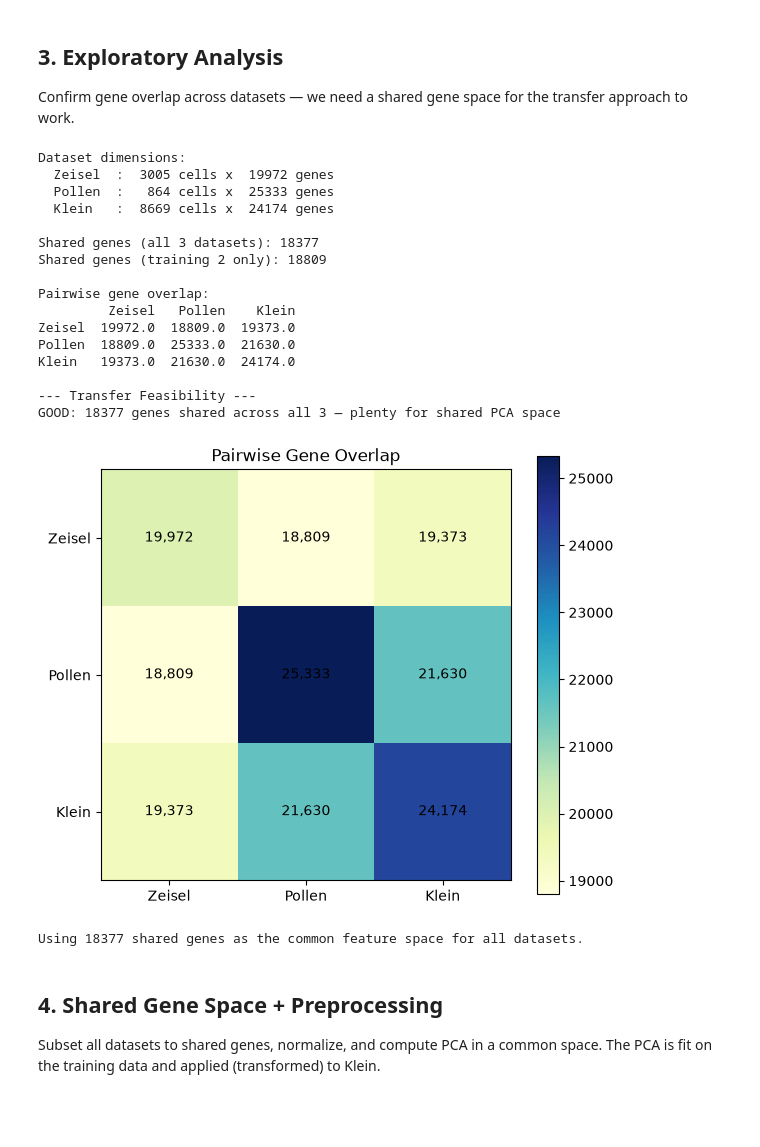
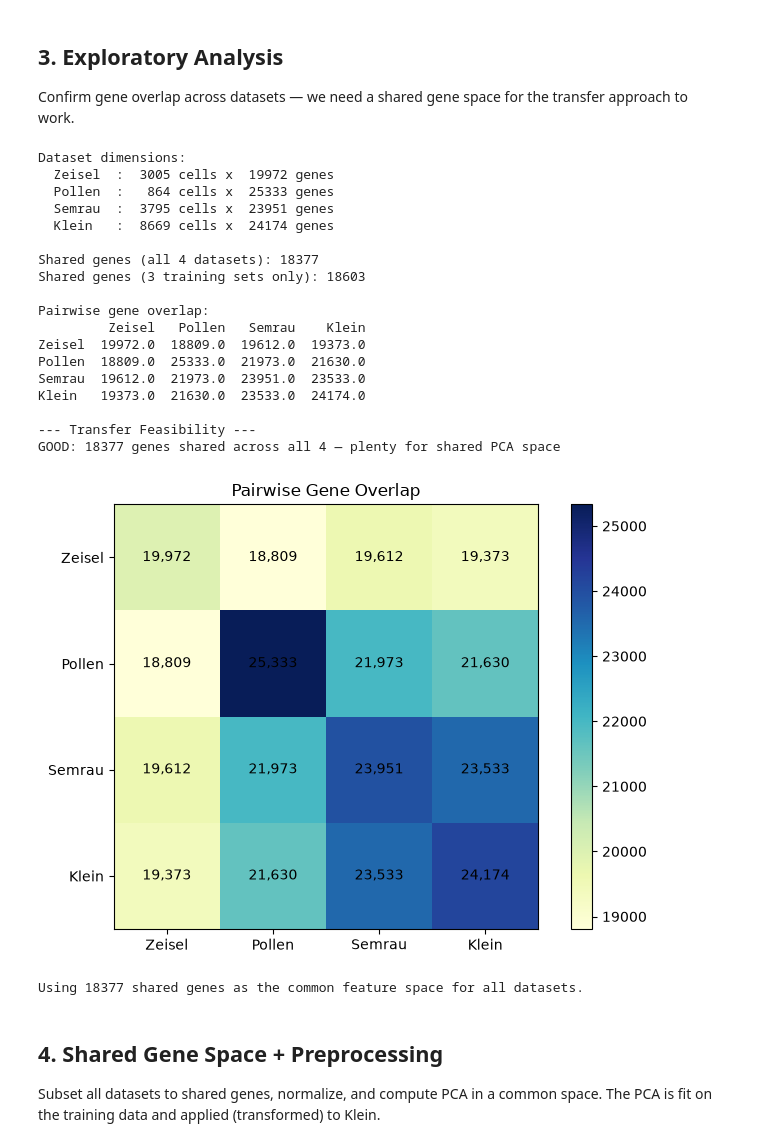
Before and after one commit to HershBud/GAT-gene-clustering, a Jupyter notebook: project-main.ipynb, the cells around one changed output. Saved outputs shown, nothing was run; the diff lists cells and outputs as text; code cells hidden in the pictures; blank space fills up the shorter version.

Commit message:
Add files via upload
Added 4th training dataset, training now keeps lowest-loss model.

```diff
--- a/project-main.ipynb
+++ b/project-main.ipynb
@@ -119,7 +120,7 @@ for mat_file in pollen_matrices:
 pollen_meta = pd.concat(meta_dfs)
 
 # Load expression
-raw_expr = pd.read_csv(pollen_expr_path, sep="\t", index_col=0, compression="gzip").T
+raw_expr = pd.read_csv(pollen_expr_path, sep="\t", index_col=0, compression="gzip", low_memory=False).T
 numeric_cols = raw_expr.apply(lambda col: pd.to_numeric(col, errors='coerce')).notna().all()
 clean_expr = raw_expr.loc[:, numeric_cols].astype(float)
 
@@ -189,7 +264,12 @@ Confirm gene overlap across datasets — we need a shared gene space for the tra
 # Gene overlap analysis
 # ============================================================
 
-datasets = {"Zeisel": zeisel_adata, "Pollen": pollen_adata, "Klein": klein_adata}
+datasets = {
+    "Zeisel": zeisel_adata,
+    "Pollen": pollen_adata,
+    "Semrau": semrau_adata,
+    "Klein": klein_adata
+}
 
 # Pairwise overlap matrix
 names = list(datasets.keys())
@@ -199,15 +279,15 @@ print("Dataset dimensions:")
 for n, d in datasets.items():
     print(f"  {n:8s}: {d.n_obs:5d} cells x {d.n_vars:6d} genes")
 
-# Shared genes across all 3 datasets
-shared_genes = gene_sets["Zeisel"] & gene_sets["Pollen"] & gene_sets["Klein"]
-print(f"\nShared genes (all 3 datasets): {len(shared_genes)}")
+# Shared genes across all 4 datasets
+shared_genes = gene_sets["Zeisel"] & gene_sets["Pollen"] & gene_sets["Semrau"] & gene_sets["Klein"]
+print(f"\nShared genes (all 4 datasets): {len(shared_genes)}")
 
-# Shared across training sets only
-train_shared = gene_sets["Zeisel"] & gene_sets["Pollen"]
-print(f"Shared genes (training 2 only): {len(train_shared)}")
+# Shared across training sets only (Zeisel, Pollen, Semrau)
+train_shared = gene_sets["Zeisel"] & gene_sets["Pollen"] & gene_sets["Semrau"]
+print(f"Shared genes (3 training sets only): {len(train_shared)}")
 
-# Pairwise overlap table
+# Pairwise gene overlap table
 print("\nPairwise gene overlap:")
 overlap_matrix = pd.DataFrame(index=names, columns=names, dtype=int)
 for i, n1 in enumerate(names):
@@ -218,7 +298,7 @@ print(overlap_matrix)
 # Verdict
 print(f"\n--- Transfer Feasibility ---")
 if len(shared_genes) > 2000:
-    print(f"GOOD: {len(shared_genes)} genes shared across all 3 — plenty for shared PCA space")
+    print(f"GOOD: {len(shared_genes)} genes shared across all 4 — plenty for shared PCA space")
 elif len(shared_genes) > 500:
     print(f"MARGINAL: {len(shared_genes)} shared genes — might work with careful feature selection")
 else:
@@ -227,39 +307,41 @@ else:
 Dataset dimensions:
   Zeisel  :  3005 cells x  19972 genes
   Pollen  :   864 cells x  25333 genes
+  Semrau  :  3795 cells x  23951 genes
   Klein   :  8669 cells x  24174 genes
 
-Shared genes (all 3 datasets): 18377
-Shared genes (training 2 only): 18809
+Shared genes (all 4 datasets): 18377
+Shared genes (3 training sets only): 18603
 
 Pairwise gene overlap:
-         Zeisel   Pollen    Klein
-Zeisel  19972.0  18809.0  19373.0
-Pollen  18809.0  25333.0  21630.0
-Klein   19373.0  21630.0  24174.0
+         Zeisel   Pollen   Semrau    Klein
+Zeisel  19972.0  18809.0  19612.0  19373.0
+Pollen  18809.0  25333.0  21973.0  21630.0
+Semrau  19612.0  21973.0  23951.0  23533.0
+Klein   19373.0  21630.0  23533.0  24174.0
 
 --- Transfer Feasibility ---
-GOOD: 18377 genes shared across all 3 — plenty for shared PCA space
+GOOD: 18377 genes shared across all 4 — plenty for shared PCA space
 # %%
 # Visualize overlap as a heatmap
-fig, ax = plt.subplots(figsize=(6, 5))
+fig, ax = plt.subplots(figsize=(7, 5))
 overlap_arr = overlap_matrix.values.astype(int)
 im = ax.imshow(overlap_arr, cmap="YlGnBu")
 ax.set_xticks(range(len(names)))
 ax.set_yticks(range(len(names)))
 ax.set_xticklabels(names)
 ax.set_yticklabels(names)
 for i in range(len(names)):
     for j in range(len(names)):
         ax.text(j, i, f"{overlap_arr[i,j]:,}", ha="center", va="center", fontsize=10)
 ax.set_title("Pairwise Gene Overlap")
 plt.colorbar(im)
 plt.tight_layout()
 plt.show()
 
 print(f"\nUsing {len(shared_genes)} shared genes as the common feature space for all datasets.")
 # %% [output]
-[figure, old version]
+[figure, new version]
 Using 18377 shared genes as the common feature space for all datasets.
 # %% [markdown]
 ## 4. Shared Gene Space + Preprocessing
```
Also changed, not shown: parts of 10 cells of this notebook.
